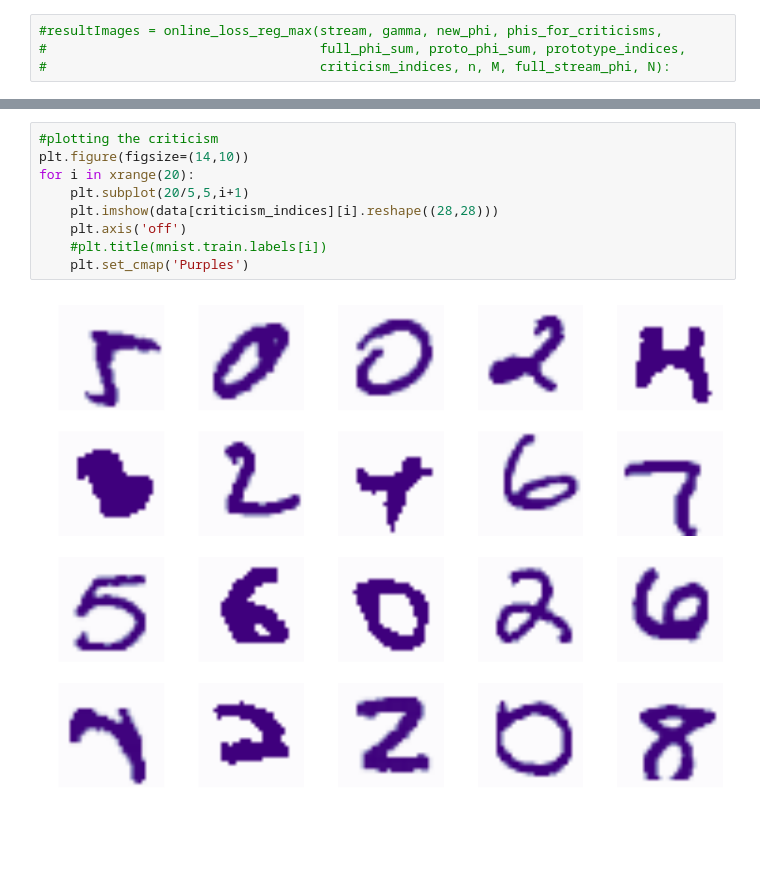
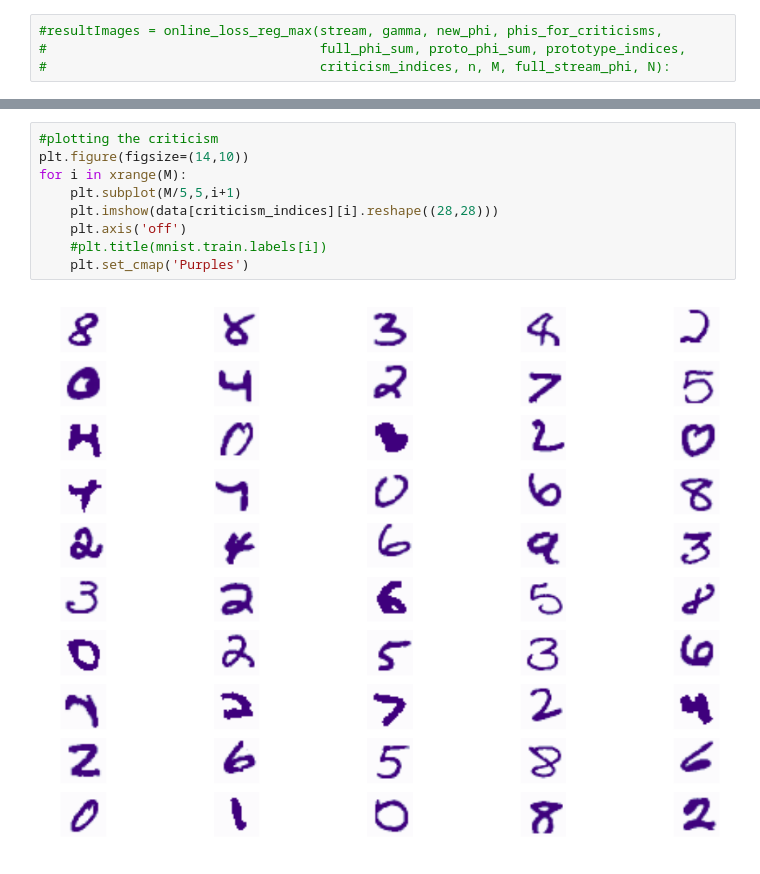
Before and after one commit to EmiliaPompe/DogsProject, a Jupyter notebook: OnlineCriticismImages.ipynb, the cells around one changed output, grey strips where cells are left out. Saved outputs shown, nothing was run; the diff lists cells and outputs as text; blank space fills up the shorter version.

Commit message:
add images for numbers onlineCriticism

```diff
--- a/OnlineCriticismImages.ipynb
+++ b/OnlineCriticismImages.ipynb
@@ -227,11 +233,11 @@ data = stream
 # %%
 #plotting the criticism
 plt.figure(figsize=(14,10))
-for i in xrange(20):
-    plt.subplot(20/5,5,i+1)
+for i in xrange(M):
+    plt.subplot(M/5,5,i+1)
     plt.imshow(data[criticism_indices][i].reshape((28,28)))
     plt.axis('off')
     #plt.title(mnist.train.labels[i])
     plt.set_cmap('Purples')
 # %% [output]
-[figure, old version]
+[figure, new version]
```
Also changed, not shown: parts of 2 cells of this notebook, 2 other files.
